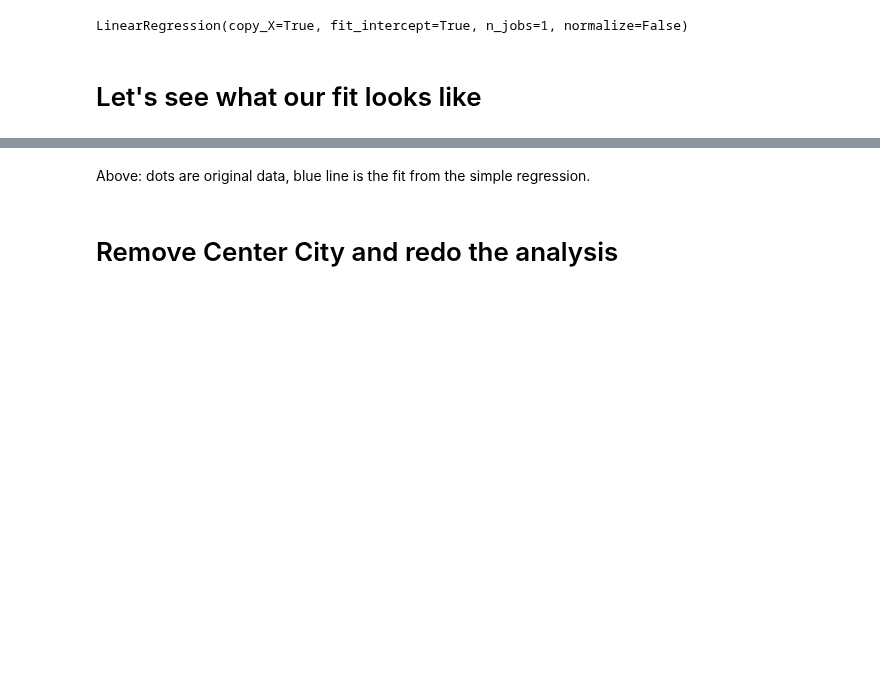
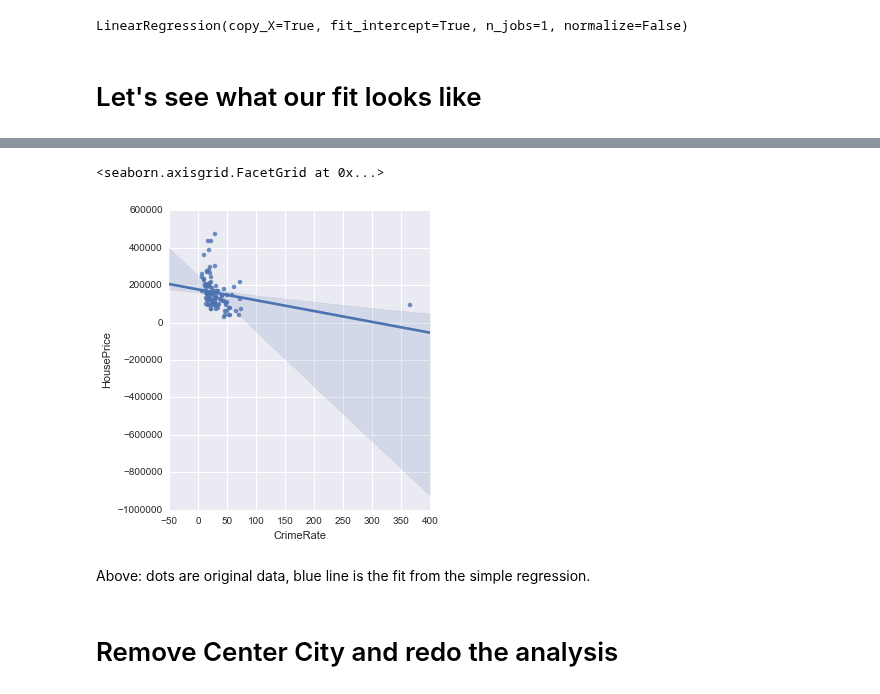
Before and after one commit to benjaminsw/regression, a Jupyter notebook: PhillyCrime/PhillyCrime.ipynb, the cells around one changed output, grey strips where cells are left out. Drawn from its saved outputs; the diff is of its cells as text; code cells hidden in the pictures; blank space fills up the shorter version.

```diff
--- a/PhillyCrime/PhillyCrime.ipynb
+++ b/PhillyCrime/PhillyCrime.ipynb
@@ -66,3 +67,8 @@ plt.show()
+# %%
+sns.lmplot('CrimeRate', 'HousePrice', data=sales)
+# %% [output]
+<seaborn.axisgrid.FacetGrid at 0x...>
+[figure, added]
 # %% [markdown]
 Above: dots are original data, blue line is the fit from the simple regression.
 # %% [markdown]
```
Also changed, not shown: parts of 11 cells of this notebook.
